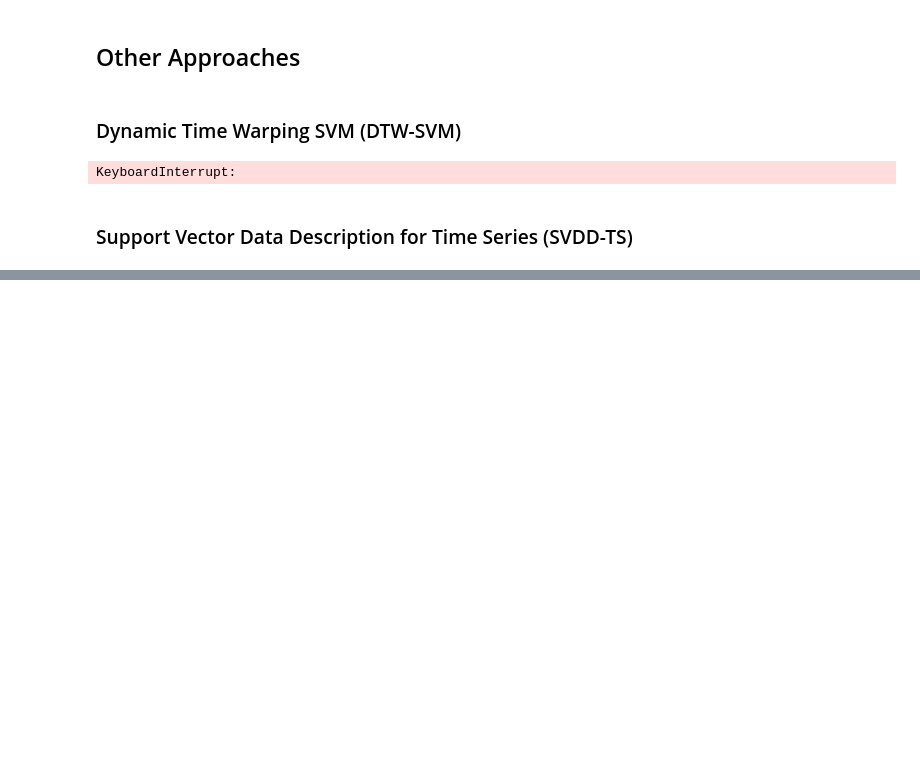
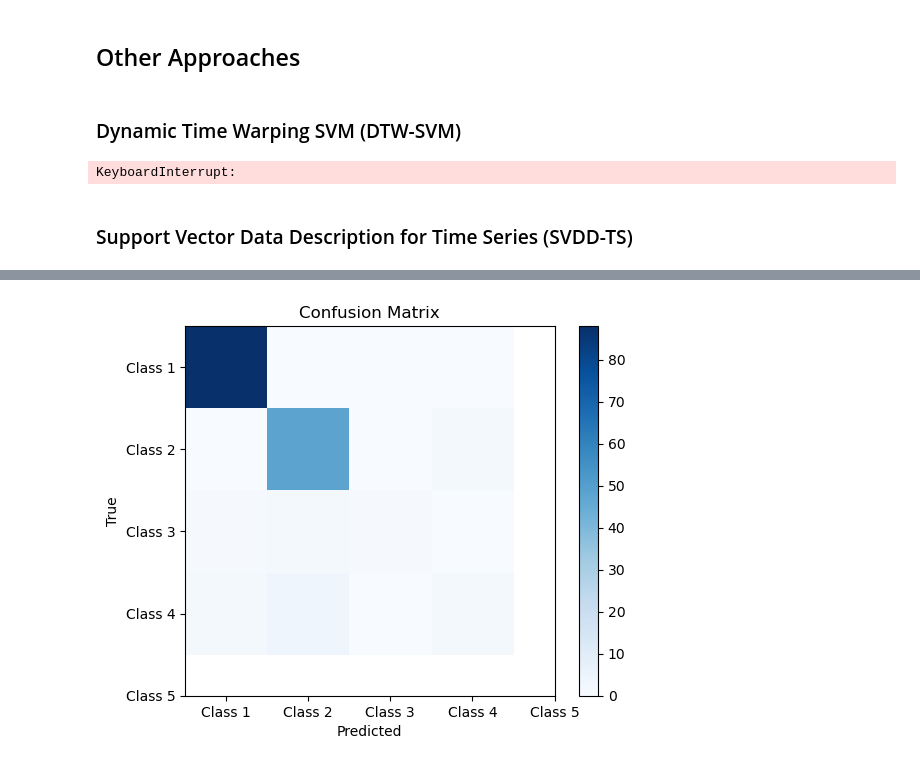
Before and after one commit to vsg-vsg/Time-Series-Data-Dimension-Reduction, a Jupyter notebook: ECG5000-2.ipynb, the cells around one changed output, grey strips where cells are left out. Drawn from its saved outputs; the diff is of its cells as text; code cells hidden in the pictures; blank space fills up the shorter version.

```diff
--- a/ECG5000-2.ipynb
+++ b/ECG5000-2.ipynb
@@ -529,0 +710,4 @@ y_pred = svm_clf.predict(X_test_dtw)
+# %%
+displayCofusion(y_true, y_pred)
+# %% [output]
+[figure, added]
```
Also changed, not shown: parts of 26 cells of this notebook, 3 other files.
